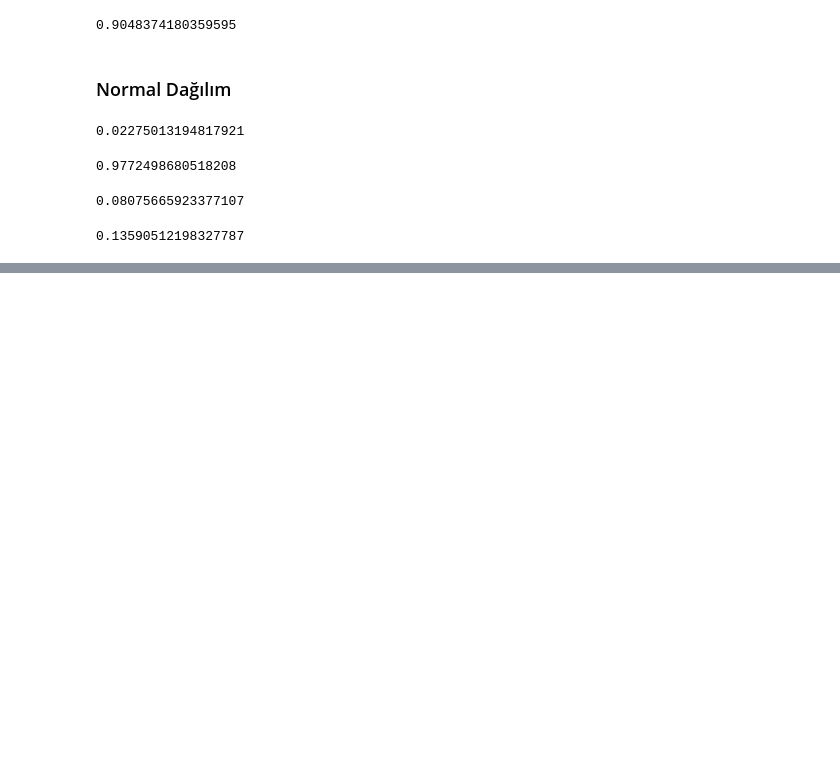
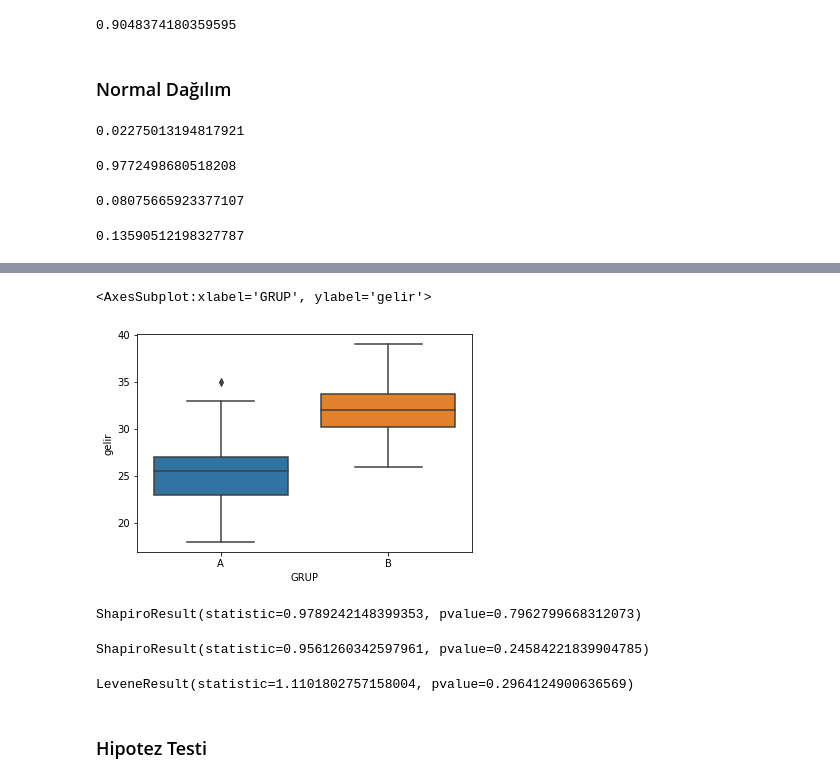
Before and after one commit to suedabilen/datascience-practice, a Jupyter notebook: istatistik.ipynb, the cells around one changed output, grey strips where cells are left out. Cells and saved outputs as stored; diff of their text form; code cells hidden in the pictures; blank space fills up the shorter version.

```diff
--- a/istatistik.ipynb
+++ b/istatistik.ipynb
@@ -215,0 +307,26 @@ norm.cdf(90,80,5) - norm.cdf(85,80,5)
+# %%
+import numpy as np
+A = pd.DataFrame([30,27,21,27,29,30,20,20,27,32,35,22,24,23,25,27,23,27,23,
+        25,21,18,24,26,33,26,27,28,19,25])
+
+B = pd.DataFrame([37,39,31,31,34,38,30,36,29,28,38,28,37,37,30,32,31,31,27,
+        32,33,33,33,31,32,33,26,32,33,29])
+
+#A ve A'nın grubu
+GRUP_A = np.arange(len(A))
+GRUP_A = pd.DataFrame(GRUP_A)
+GRUP_A[:] = "A"
+A = pd.concat([A, GRUP_A], axis = 1)
+
+#B ve B'nin Grubu
+GRUP_B = np.arange(len(B))
+GRUP_B = pd.DataFrame(GRUP_B)
+GRUP_B[:] = "B"
+B = pd.concat([B, GRUP_B], axis = 1)
+
+#Tum veri
+AB = pd.concat([A,B])
+AB.columns = ["gelir","GRUP"]
+print(AB.head())
+print(AB.tail())
+#veri tipi 2
@@ -215,0 +346,22 @@ norm.cdf(90,80,5) - norm.cdf(85,80,5)
+# %%
+import seaborn as sns
+sns.boxplot(x="GRUP" , y = "gelir" , data = AB)
+# %% [output]
+<AxesSubplot:xlabel='GRUP', ylabel='gelir'>
+[figure, added]
+# %%
+#normallik varsayımı
+from scipy.stats import shapiro
+shapiro(A_B.A)
+# %% [output]
+ShapiroResult(statistic=0.9789242148399353, pvalue=0.7962799668312073)
+# %%
+shapiro(A_B.B)
+# %% [output]
+ShapiroResult(statistic=0.9561260342597961, pvalue=0.24584221839904785)
+# %%
+#varyans homojenliği varsayımı
+import scipy.stats as stats
+stats.levene(A_B.A,A_B.B)
+# %% [output]
+LeveneResult(statistic=1.1101802757158004, pvalue=0.2964124900636569)
@@ -215,0 +370,2 @@ norm.cdf(90,80,5) - norm.cdf(85,80,5)
+# %% [markdown]
+### Hipotez Testi
```
Also changed, not shown: parts of 69 cells of this notebook.
